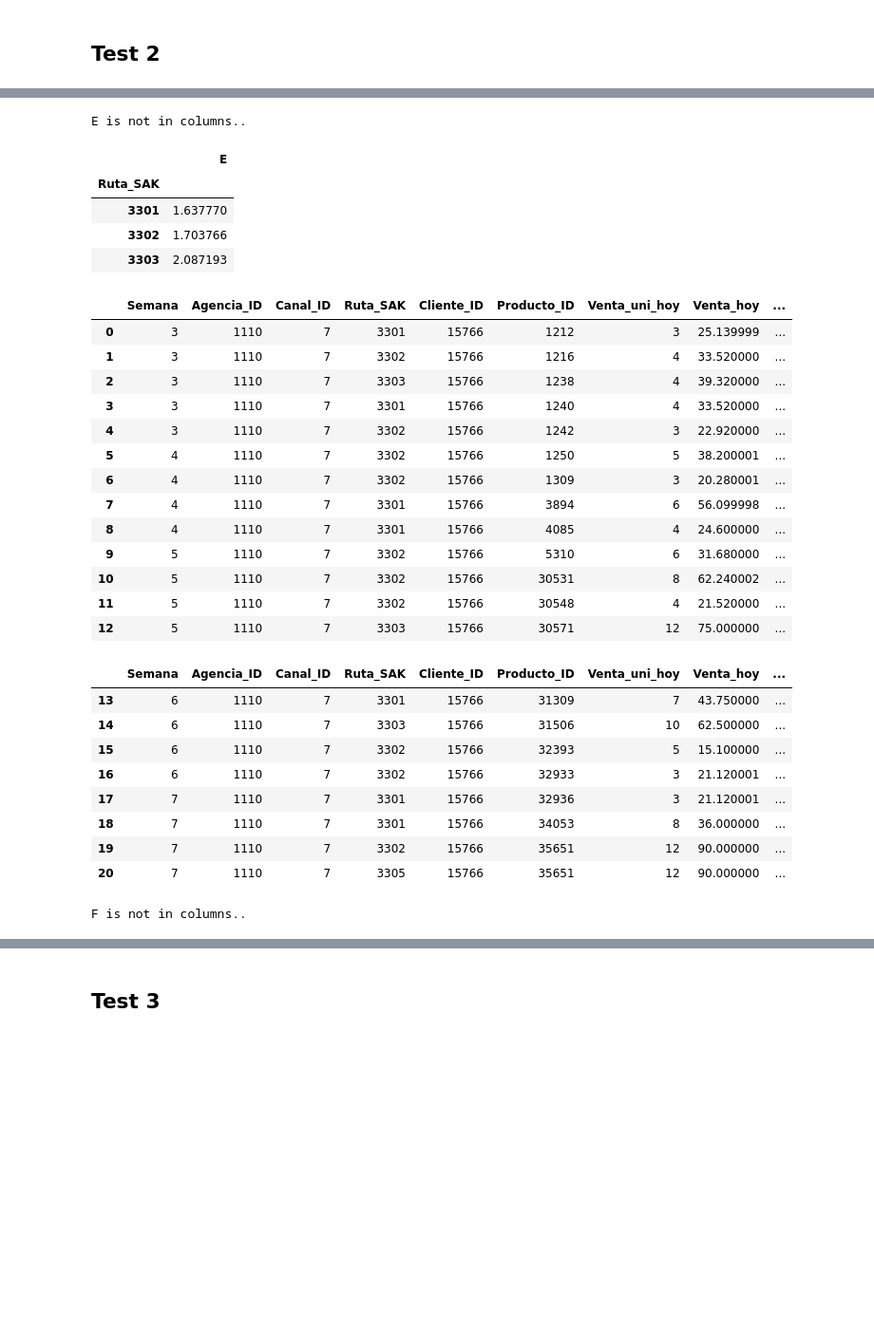
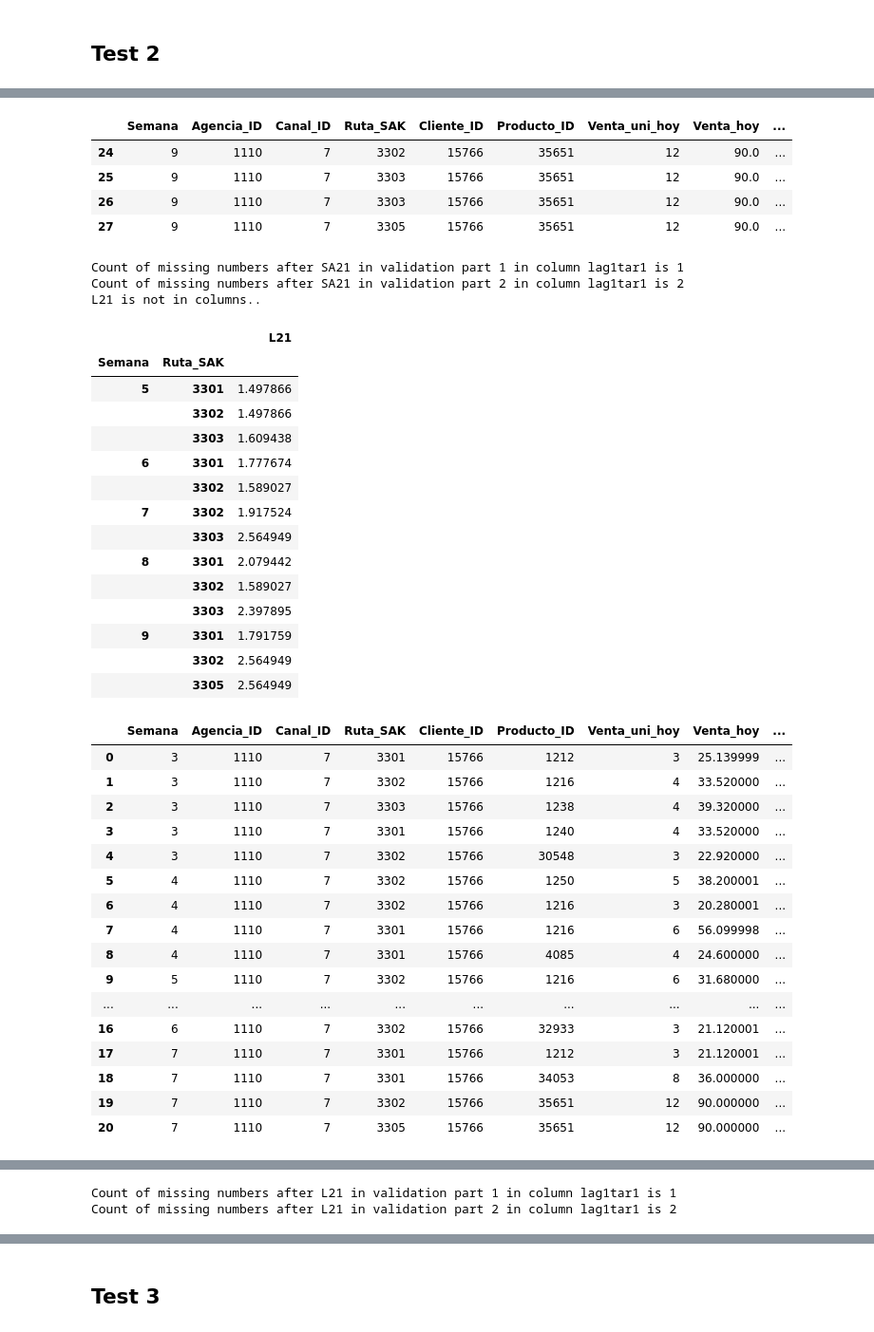
Before and after one commit to berkerkozan/KaggleBimboInventory, a Jupyter notebook: PerfTest/AutomaticFeatureOrderSelect.ipynb, the cells around one changed output, grey strips where cells are left out. Shown at 95% size. Drawn from its saved outputs; the diff is of its cells as text; code cells hidden in the pictures; blank space fills up the shorter version.

Commit message:
Producto, Correlation..

```diff
--- a/PerfTest/AutomaticFeatureOrderSelect.ipynb
+++ b/PerfTest/AutomaticFeatureOrderSelect.ipynb
@@ -25,7 +25,7 @@ print  configLag0Target1.__dict__
 # %% [output]
 {'nameAndGroups': [('A', ['Semana', 'Ruta_SAK'], ['count', 'count']), ('B', ['Ruta_SAK'], ['mean']), ('C', ['Semana', 'Ruta_SAK'], ['count', 'mean'])], 'lag': 0, 'targetVariable': 'lag0tar1', 'deleteC ...
 # %%
-configLag0Target0 = ConfigElements(0,[ ("D",["Semana","Ruta_SAK"],["count","count"]),("E",["Ruta_SAK"],["mean"]),
-    ("F",["Semana","Ruta_SAK"],["count","mean"])])
-print  configLag0Target0.__dict__
+configLag2Target1 = ConfigElements(2,[ ("SA21",["Semana","Ruta_SAK"],["count"]),("L21",["Semana","Ruta_SAK"],["mean"])
+                                     ],"lag1tar1")
+print  configLag1Target1.__dict__
 # %% [output]
@@ -567,12 +636,13 @@ FE.ReadFirstNRowsOfACsv(20,'train')
 # %% [markdown]
 ## Test Setup
 # %%
-parameterDict = {"ValidationStart":6,
-    "ValidationEnd":7,
+parameterDict = {"ValidationStart":8,
+    "ValidationEnd":9,
     "maxLag":2,
     "trainHdfPath":'../../input/train_100.h5',
     "trainHdfFile":"train",
-    "testHdfPath":"../../input/test_100.h5",
+    "testHdfPath1":"../../input/train_100_1.h5",
+    "testHdfPath2":"../../input/train_100_1.h5",
     "testHdfFile":"test",
     "trainTypes" : {'Semana':np.uint8, 'Agencia_ID':np.uint16, 'Canal_ID':np.uint8,'Ruta_SAK':np.uint16,
         'Cliente_ID':np.uint32, 'Producto_ID':np.uint16,'Venta_uni_hoy':np.uint16, 'Venta_hoy':np.float32,
@@ -743,5 +803,5 @@ C is not in columns..
 # %% [markdown]
 ## Test 2
 # %%
-FE.AddConfigurableFeaturesToTrain(configLag0Target0 )
+FE.AddConfigurableFeaturesToTrain(configLag2Target1 )
 # %% [output]
@@ -777,30 +845,40 @@ D is not in columns..
+|  | Semana | Agencia_ID | Canal_ID | Ruta_SAK | Cliente_ID | Producto_ID | Venta_uni_hoy | Venta_hoy | ... |
+| 24 | 9 | 1110 | 7 | 3302 | 15766 | 35651 | 12 | 90.0 | ... |
+| 25 | 9 | 1110 | 7 | 3303 | 15766 | 35651 | 12 | 90.0 | ... |
+| 26 | 9 | 1110 | 7 | 3303 | 15766 | 35651 | 12 | 90.0 | ... |
+| 27 | 9 | 1110 | 7 | 3305 | 15766 | 35651 | 12 | 90.0 | ... |
-E is not in columns..
+Count of missing numbers after SA21 in validation part 1 in column lag1tar1 is 1
+Count of missing numbers after SA21 in validation part 2 in column lag1tar1 is 2
+L21 is not in columns..
-|  | E |
-| Ruta_SAK |  |
-| 3301 | 1.637770 |
-| 3302 | 1.703766 |
-| 3303 | 2.087193 |
-|  | Semana | Agencia_ID | Canal_ID | Ruta_SAK | Cliente_ID | Producto_ID | Venta_uni_hoy | Venta_hoy | ... |
-| 0 | 3 | 1110 | 7 | 3301 | 15766 | 1212 | 3 | 25.139999 | ... |
-| 1 | 3 | 1110 | 7 | 3302 | 15766 | 1216 | 4 | 33.520000 | ... |
-| 2 | 3 | 1110 | 7 | 3303 | 15766 | 1238 | 4 | 39.320000 | ... |
-| 3 | 3 | 1110 | 7 | 3301 | 15766 | 1240 | 4 | 33.520000 | ... |
-| 4 | 3 | 1110 | 7 | 3302 | 15766 | 1242 | 3 | 22.920000 | ... |
-| 5 | 4 | 1110 | 7 | 3302 | 15766 | 1250 | 5 | 38.200001 | ... |
-| 6 | 4 | 1110 | 7 | 3302 | 15766 | 1309 | 3 | 20.280001 | ... |
-| 7 | 4 | 1110 | 7 | 3301 | 15766 | 3894 | 6 | 56.099998 | ... |
-| 8 | 4 | 1110 | 7 | 3301 | 15766 | 4085 | 4 | 24.600000 | ... |
-| 9 | 5 | 1110 | 7 | 3302 | 15766 | 5310 | 6 | 31.680000 | ... |
-| 10 | 5 | 1110 | 7 | 3302 | 15766 | 30531 | 8 | 62.240002 | ... |
-| 11 | 5 | 1110 | 7 | 3302 | 15766 | 30548 | 4 | 21.520000 | ... |
-| 12 | 5 | 1110 | 7 | 3303 | 15766 | 30571 | 12 | 75.000000 | ... |
+|  |  | L21 |
+| Semana | Ruta_SAK |  |
+| 5 | 3301 | 1.497866 |
+|  | 3302 | 1.497866 |
+|  | 3303 | 1.609438 |
+| 6 | 3301 | 1.777674 |
+|  | 3302 | 1.589027 |
+| 7 | 3302 | 1.917524 |
+|  | 3303 | 2.564949 |
+| 8 | 3301 | 2.079442 |
+|  | 3302 | 1.589027 |
+|  | 3303 | 2.397895 |
+| 9 | 3301 | 1.791759 |
+|  | 3302 | 2.564949 |
+|  | 3305 | 2.564949 |
 |  | Semana | Agencia_ID | Canal_ID | Ruta_SAK | Cliente_ID | Producto_ID | Venta_uni_hoy | Venta_hoy | ... |
-| 13 | 6 | 1110 | 7 | 3301 | 15766 | 31309 | 7 | 43.750000 | ... |
-| 14 | 6 | 1110 | 7 | 3303 | 15766 | 31506 | 10 | 62.500000 | ... |
-| 15 | 6 | 1110 | 7 | 3302 | 15766 | 32393 | 5 | 15.100000 | ... |
+| 0 | 3 | 1110 | 7 | 3301 | 15766 | 1212 | 3 | 25.139999 | ... |
+| 1 | 3 | 1110 | 7 | 3302 | 15766 | 1216 | 4 | 33.520000 | ... |
+| 2 | 3 | 1110 | 7 | 3303 | 15766 | 1238 | 4 | 39.320000 | ... |
+| 3 | 3 | 1110 | 7 | 3301 | 15766 | 1240 | 4 | 33.520000 | ... |
+| 4 | 3 | 1110 | 7 | 3302 | 15766 | 30548 | 3 | 22.920000 | ... |
+| 5 | 4 | 1110 | 7 | 3302 | 15766 | 1250 | 5 | 38.200001 | ... |
+| 6 | 4 | 1110 | 7 | 3302 | 15766 | 1216 | 3 | 20.280001 | ... |
+| 7 | 4 | 1110 | 7 | 3301 | 15766 | 1216 | 6 | 56.099998 | ... |
+| 8 | 4 | 1110 | 7 | 3301 | 15766 | 4085 | 4 | 24.600000 | ... |
+| 9 | 5 | 1110 | 7 | 3302 | 15766 | 1216 | 6 | 31.680000 | ... |
+| ... | ... | ... | ... | ... | ... | ... | ... | ... | ... |
 | 16 | 6 | 1110 | 7 | 3302 | 15766 | 32933 | 3 | 21.120001 | ... |
-| 17 | 7 | 1110 | 7 | 3301 | 15766 | 32936 | 3 | 21.120001 | ... |
+| 17 | 7 | 1110 | 7 | 3301 | 15766 | 1212 | 3 | 21.120001 | ... |
 | 18 | 7 | 1110 | 7 | 3301 | 15766 | 34053 | 8 | 36.000000 | ... |
 | 19 | 7 | 1110 | 7 | 3302 | 15766 | 35651 | 12 | 90.000000 | ... |
 | 20 | 7 | 1110 | 7 | 3305 | 15766 | 35651 | 12 | 90.000000 | ... |
-F is not in columns..
@@ -826 +894,3 @@ F is not in columns..
+Count of missing numbers after L21 in validation part 1 in column lag1tar1 is 1
+Count of missing numbers after L21 in validation part 2 in column lag1tar1 is 2
 |  | Semana | Agencia_ID | Canal_ID | Ruta_SAK | Cliente_ID | Producto_ID | Venta_uni_hoy | Venta_hoy | ... |
```
Also changed, not shown: parts of 25 cells of this notebook, 3 other files.
